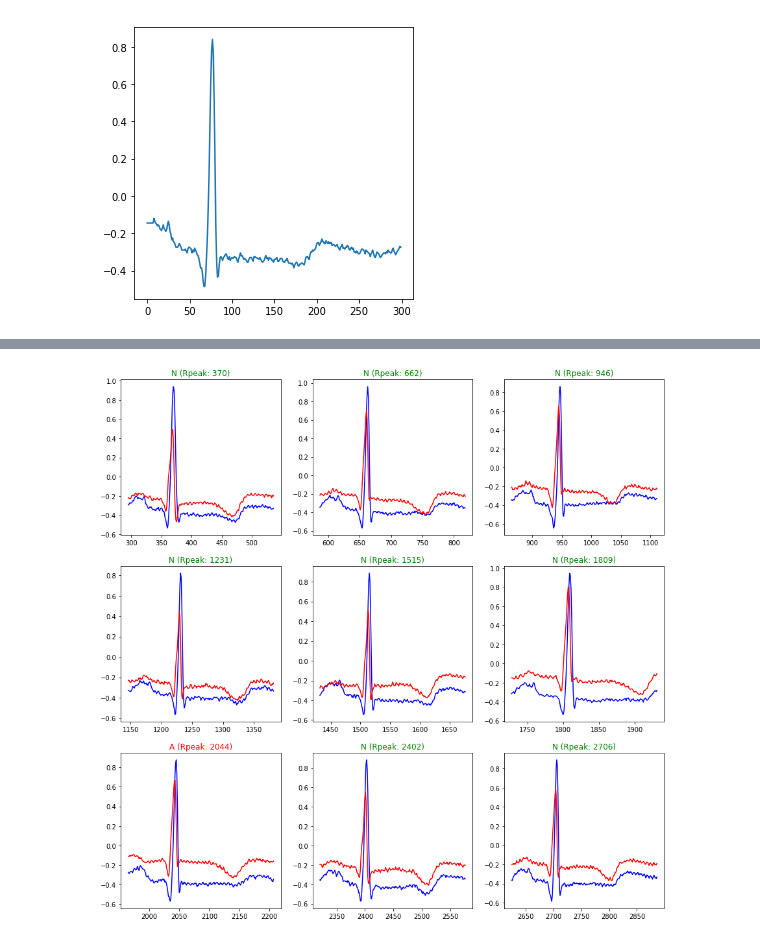
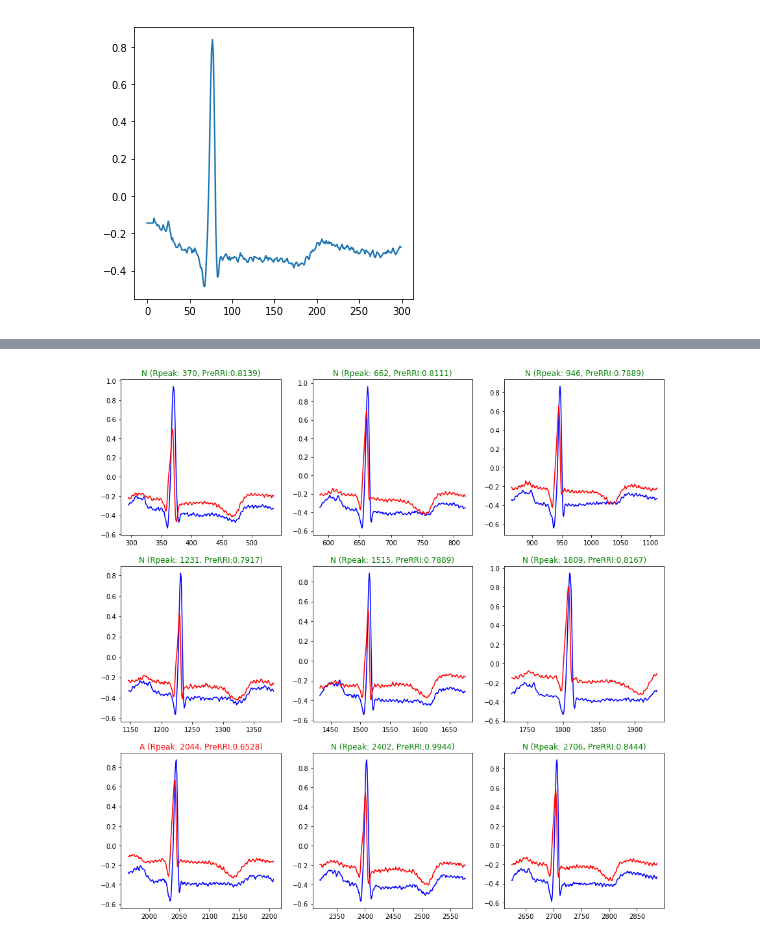
Before and after one commit to lhadhazy/neural_ffn_ecg_tensorflow, a Jupyter notebook: Untitled.ipynb, the cells around one changed output, grey strips where cells are left out. Saved outputs shown, nothing was run; the diff lists cells and outputs as text; code cells hidden in the pictures.

```diff
--- a/Untitled.ipynb
+++ b/Untitled.ipynb
@@ -386,6 +386,7 @@ plt.figure(figsize=(24,8))
 
 for x in range(0,7):
     dfseg1 = dfall[(dfall['sample'] >= sliceList[x][0]) & (dfall['sample'] <= sliceList[x][1])]
+    plt.title('Dataset 100 - First seven beats', color="grey")
     plt.plot(dfseg1['MLII'], color="blue")
     plt.plot(dfseg1['V5'], color="red")
 # %% [output]
@@ -393,20 +394,20 @@ for x in range(0,7):
 # %%
 fig, axes = plt.subplots(nrows=3, ncols=3, figsize = (15,15))
 
 
 y = -1
 for x in range(0,9):
     if x % 3 == 0:
         y=y+1
     dfseg1 = dfall[(dfall['sample'] >= sliceList[x][0]) & (dfall['sample'] <= sliceList[x][1])]
 
     if str(dfrri['Type'][x]) != 'N':
         axes[y, x % 3].set_title('my title', color="red")
     else:
         axes[y, x % 3].set_title('my title', color="green")
 
     axes[y, x % 3].plot(dfseg1['MLII'], color="blue")
     axes[y, x % 3].plot(dfseg1['V5'], color="red")
-    axes[y, x % 3].set_title(str(dfrri['Type'][x]) + ' (Rpeak: ' + str(dfann['sample'][x]) + ')' )
+    axes[y, x % 3].set_title(str(dfrri['Type'][x]) + ' (Rpeak: ' + str(dfann['sample'][x]) + ', PreRRI:' + str(float("{0:.4f}".format(dfrri['wPre'][x]))) + ')' )
 # %% [output]
-[figure, old version]
+[figure, new version]
```
Also changed, not shown: parts of 1 cell of this notebook.
